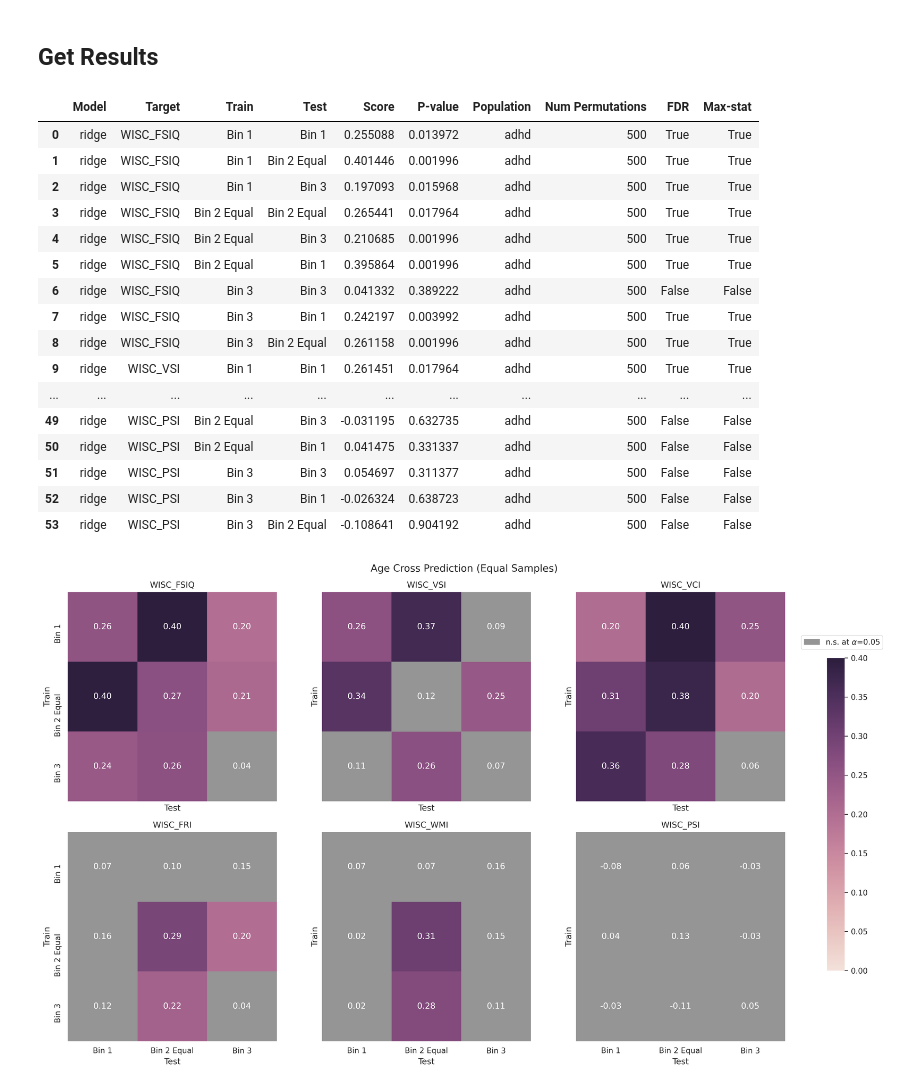
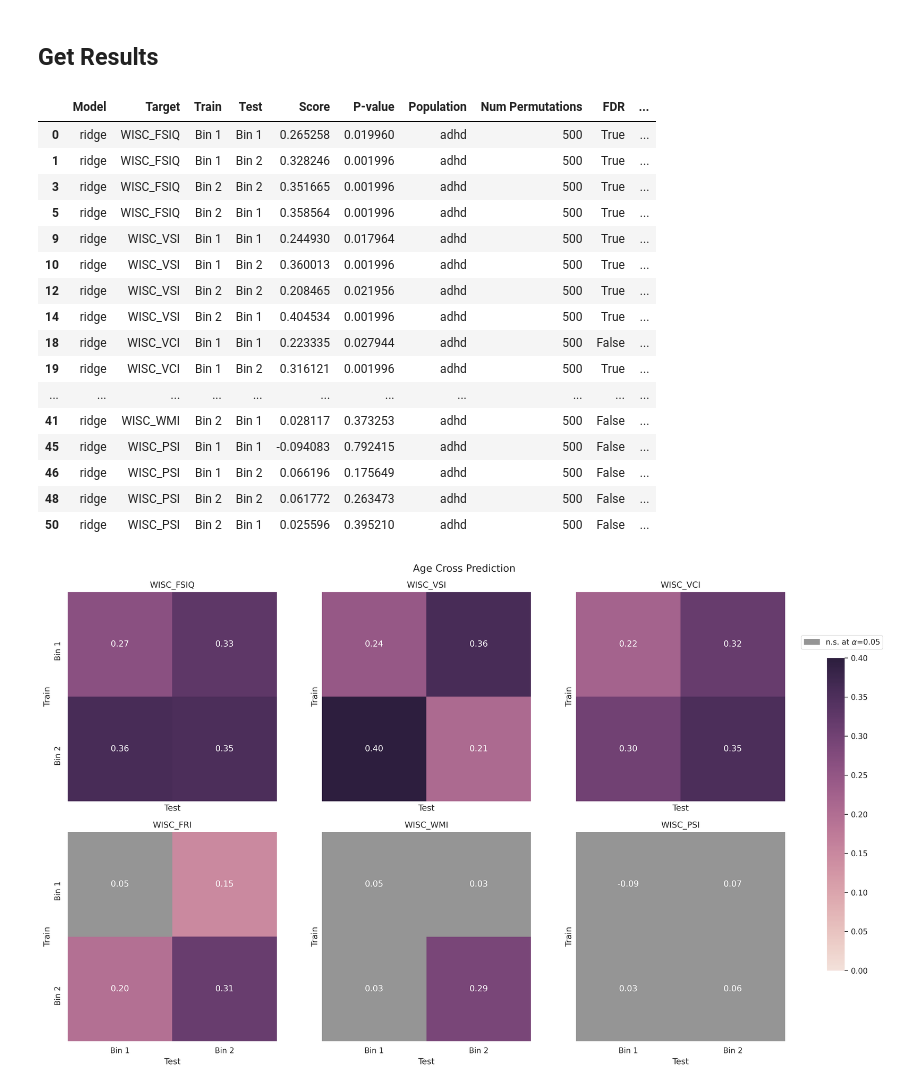
Before and after one commit to Brian-Pho/MSc_Research-Project, a Jupyter notebook: src/Cross Prediction/Visualize Results.ipynb, the cells around one changed output. Cells and saved outputs as stored; diff of their text form; code cells hidden in the pictures.

Commit message:
Add no-bin-3 cross-prediction results

```diff
--- a/src/Cross Prediction/Visualize Results.ipynb
+++ b/src/Cross Prediction/Visualize Results.ipynb
@@ -29,52 +26,61 @@ The autoreload extension is already loaded. To reload it, use:
 # %% [markdown]
 ## Get Results
 # %%
-# fn = 'ridge_pts_age_cross_prediction'
-fn = 'ridge_pts_age_cross_prediction_bin_two_equal_samples (standard scaled)'
+fn = 'ridge_pts_age_cross_prediction (consistent)'
+# fn = 'ridge_pts_age_cross_prediction_bin_two_equal_samples (standard scaled, consistent within)'
 df, results_path = load_results(fn, CROSS_PRED_RESULTS)
+
+# If we want to ignore Bin 3
+df = df[df['Train'] != 'Bin 3']
+df = df[df['Test'] != 'Bin 3']
+
 display(df)
 # %% [output]
-|  | Model | Target | Train | Test | Score | P-value | Population | Num Permutations | FDR | Max-stat |
-| 0 | ridge | WISC_FSIQ | Bin 1 | Bin 1 | 0.255088 | 0.013972 | adhd | 500 | True | True |
-| 1 | ridge | WISC_FSIQ | Bin 1 | Bin 2 Equal | 0.401446 | 0.001996 | adhd | 500 | True | True |
-| 2 | ridge | WISC_FSIQ | Bin 1 | Bin 3 | 0.197093 | 0.015968 | adhd | 500 | True | True |
-| 3 | ridge | WISC_FSIQ | Bin 2 Equal | Bin 2 Equal | 0.265441 | 0.017964 | adhd | 500 | True | True |
-| 4 | ridge | WISC_FSIQ | Bin 2 Equal | Bin 3 | 0.210685 | 0.001996 | adhd | 500 | True | True |
-| 5 | ridge | WISC_FSIQ | Bin 2 Equal | Bin 1 | 0.395864 | 0.001996 | adhd | 500 | True | True |
-| 6 | ridge | WISC_FSIQ | Bin 3 | Bin 3 | 0.041332 | 0.389222 | adhd | 500 | False | False |
-| 7 | ridge | WISC_FSIQ | Bin 3 | Bin 1 | 0.242197 | 0.003992 | adhd | 500 | True | True |
-| 8 | ridge | WISC_FSIQ | Bin 3 | Bin 2 Equal | 0.261158 | 0.001996 | adhd | 500 | True | True |
-| 9 | ridge | WISC_VSI | Bin 1 | Bin 1 | 0.261451 | 0.017964 | adhd | 500 | True | True |
+|  | Model | Target | Train | Test | Score | P-value | Population | Num Permutations | FDR | ... |
+| 0 | ridge | WISC_FSIQ | Bin 1 | Bin 1 | 0.265258 | 0.019960 | adhd | 500 | True | ... |
+| 1 | ridge | WISC_FSIQ | Bin 1 | Bin 2 | 0.328246 | 0.001996 | adhd | 500 | True | ... |
+| 3 | ridge | WISC_FSIQ | Bin 2 | Bin 2 | 0.351665 | 0.001996 | adhd | 500 | True | ... |
+| 5 | ridge | WISC_FSIQ | Bin 2 | Bin 1 | 0.358564 | 0.001996 | adhd | 500 | True | ... |
+| 9 | ridge | WISC_VSI | Bin 1 | Bin 1 | 0.244930 | 0.017964 | adhd | 500 | True | ... |
+| 10 | ridge | WISC_VSI | Bin 1 | Bin 2 | 0.360013 | 0.001996 | adhd | 500 | True | ... |
+| 12 | ridge | WISC_VSI | Bin 2 | Bin 2 | 0.208465 | 0.021956 | adhd | 500 | True | ... |
+| 14 | ridge | WISC_VSI | Bin 2 | Bin 1 | 0.404534 | 0.001996 | adhd | 500 | True | ... |
+| 18 | ridge | WISC_VCI | Bin 1 | Bin 1 | 0.223335 | 0.027944 | adhd | 500 | False | ... |
+| 19 | ridge | WISC_VCI | Bin 1 | Bin 2 | 0.316121 | 0.001996 | adhd | 500 | True | ... |
 | ... | ... | ... | ... | ... | ... | ... | ... | ... | ... | ... |
-| 49 | ridge | WISC_PSI | Bin 2 Equal | Bin 3 | -0.031195 | 0.632735 | adhd | 500 | False | False |
-| 50 | ridge | WISC_PSI | Bin 2 Equal | Bin 1 | 0.041475 | 0.331337 | adhd | 500 | False | False |
-| 51 | ridge | WISC_PSI | Bin 3 | Bin 3 | 0.054697 | 0.311377 | adhd | 500 | False | False |
-| 52 | ridge | WISC_PSI | Bin 3 | Bin 1 | -0.026324 | 0.638723 | adhd | 500 | False | False |
-| 53 | ridge | WISC_PSI | Bin 3 | Bin 2 Equal | -0.108641 | 0.904192 | adhd | 500 | False | False |
+| 41 | ridge | WISC_WMI | Bin 2 | Bin 1 | 0.028117 | 0.373253 | adhd | 500 | False | ... |
+| 45 | ridge | WISC_PSI | Bin 1 | Bin 1 | -0.094083 | 0.792415 | adhd | 500 | False | ... |
+| 46 | ridge | WISC_PSI | Bin 1 | Bin 2 | 0.066196 | 0.175649 | adhd | 500 | False | ... |
+| 48 | ridge | WISC_PSI | Bin 2 | Bin 2 | 0.061772 | 0.263473 | adhd | 500 | False | ... |
+| 50 | ridge | WISC_PSI | Bin 2 | Bin 1 | 0.025596 | 0.395210 | adhd | 500 | False | ... |
 # %%
+multiple_correction_col = 'Uncorrected'
+
 fig, axs = plt.subplots(nrows=2, ncols=3, sharey=True, sharex=True, figsize=(17, 10))
-# The dimensions [left, bottom, width, height] of the new Axes. All quantities are in fractions of figure width and height.
+# The dimensions [left, bottom, width, height] of the new Axes. All quantities are in
+# fractions of figure width and height.
 cbar_ax = fig.add_axes([.91, .2, .02, .6])
-fig.suptitle('Age Cross Prediction (Equal Samples)')
+fig.suptitle('Age Cross Prediction')
 
 for idx, measure in enumerate(WISC_LEVEL[5]):
     df_measure = df[df['Target'] == measure]
     scores = df_measure.pivot('Train', 'Test', 'Score')
-    correction = df_measure.pivot('Train', 'Test', 'Max-stat')
-    wisc_axs = axs[idx // 3][idx % 3]
+    correction = df_measure.pivot('Train', 'Test', multiple_correction_col)
+    wisc_axs = axs[idx // num_bins][idx % num_bins]
     ax = sns.heatmap(scores, annot=True, fmt=".2f", mask=~correction, ax=wisc_axs,
                      cmap=sns.cubehelix_palette(as_cmap=True, light=.9),
-                     vmin=0, vmax=0.40, square=True, cbar=(idx == 0), cbar_ax=None if idx else cbar_ax)
+                     vmin=0, vmax=0.40, square=True, cbar=(idx == 0),
+                     cbar_ax=None if idx else cbar_ax)
     ax = sns.heatmap(scores, annot=True, fmt=".2f", mask=correction, ax=wisc_axs, cbar=False,
                      cmap=sns.color_palette("Greys", n_colors=1, desat=1), square=True)
     ax.set_title(measure)
 
 colors = [sns.color_palette("Greys", n_colors=1, desat=1)[0]]
 texts = [r"n.s. at $\alpha$=0.05"]
-patches = [mpatches.Patch(color=colors[i], label="{:s}".format(texts[i]) ) for i in range(len(texts))]
+patches = [mpatches.Patch(color=colors[i], label=str(texts[i])) for i in range(len(texts))]
 plt.legend(handles=patches, bbox_to_anchor=(.85, 1.05), loc='center')
 
 fig.tight_layout(rect=[0, 0, .9, 1])
 plt.show()
 # %% [output]
-[figure, old version]
+[figure, new version]
```
Also changed, not shown: parts of 1 cell of this notebook, 3 other files.
